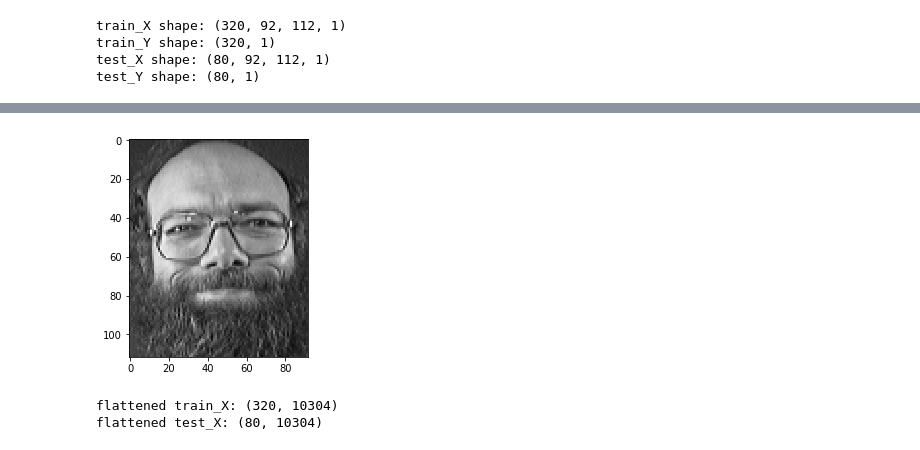
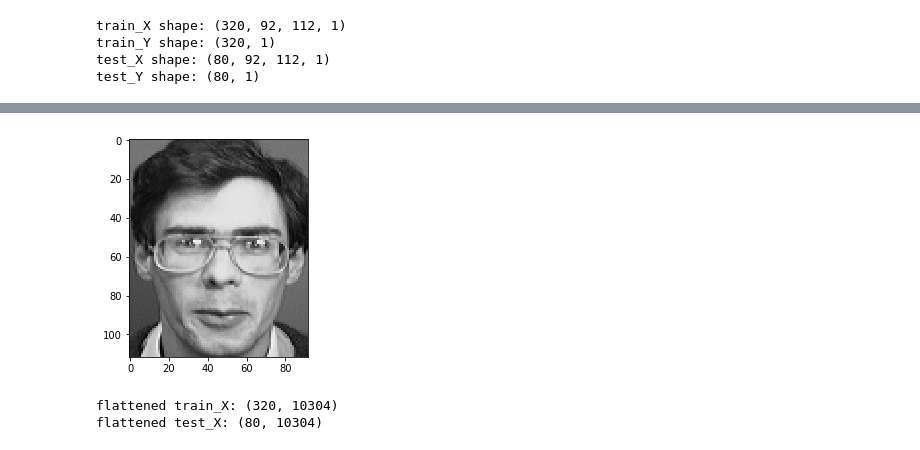
Before and after one commit to egoliuk/ml_course, a Jupyter notebook: Week_2/Face_recognition_with_ORL/Face recognition with ORL.ipynb, the cells around one changed output, grey strips where cells are left out. Cells and saved outputs as stored; diff of their text form; code cells hidden in the pictures.

```diff
--- a/Week_2/Face_recognition_with_ORL/Face recognition with ORL.ipynb
+++ b/Week_2/Face_recognition_with_ORL/Face recognition with ORL.ipynb
@@ -67,11 +67,11 @@ train_X_normalized = train_X_origin/255.
 test_X_normalized = test_X_origin/255.
 # %%
 # Example of a picture
-index = 31
+index = 11
 plt.imshow(train_X_normalized[index].reshape(image_height, image_width))
 plt.show()
 # %% [output]
-[figure, old version]
+[figure, new version]
 # %%
 # GRADED FUNCTION: image2vector
 def image2vector(image):
```
Also changed, not shown: parts of 5 cells of this notebook.
